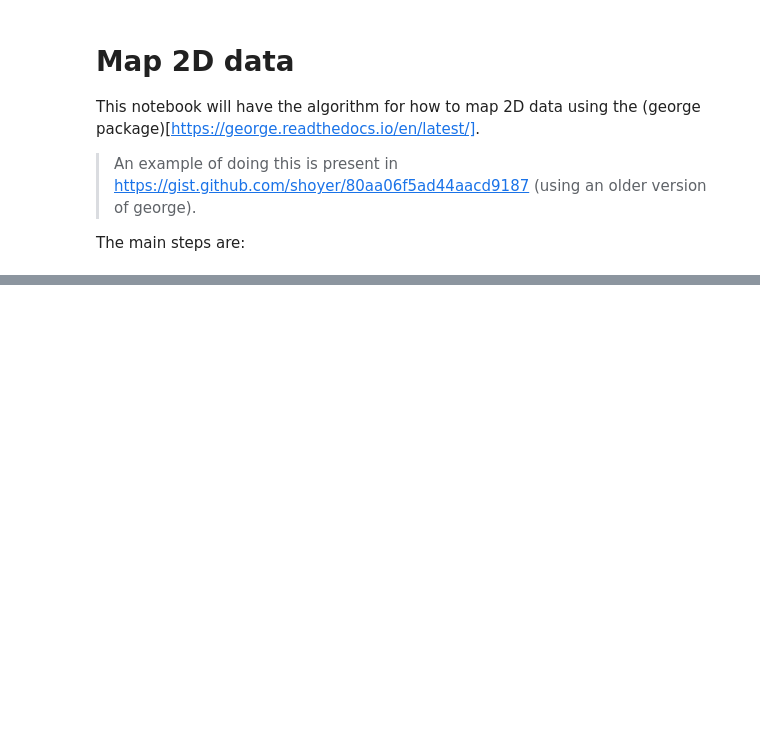
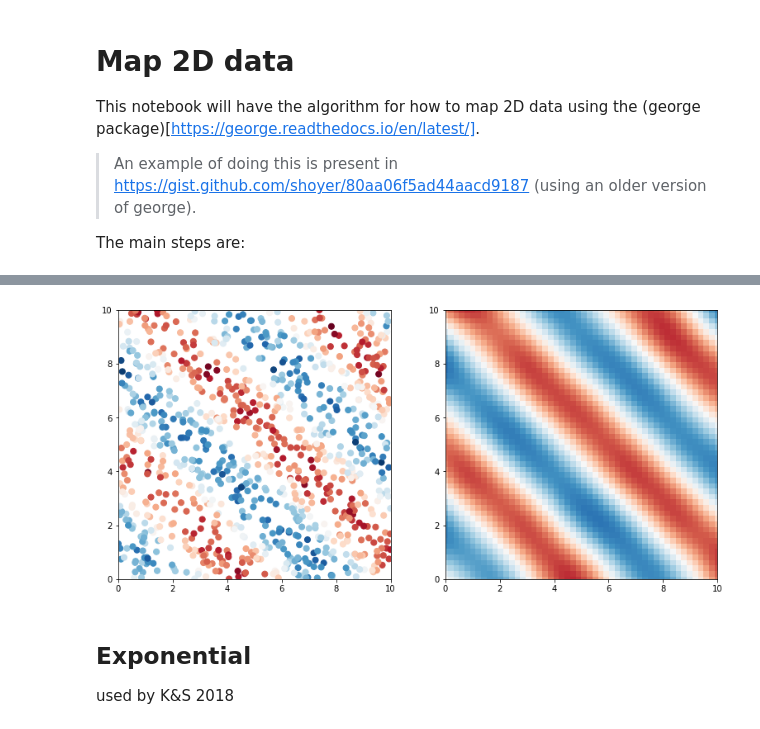
Before and after one commit to oceanhackweek/ohw20-proj-argo-mapping, a Jupyter notebook: notebook2-interpolate_2D_using_george-isabelle.ipynb, the cells around one changed output, grey strips where cells are left out. Saved outputs shown, nothing was run; the diff lists cells and outputs as text; code cells hidden in the pictures; blank space fills up the shorter version.

```diff
--- a/notebook2-interpolate_2D_using_george-isabelle.ipynb
+++ b/notebook2-interpolate_2D_using_george-isabelle.ipynb
@@ -12,0 +32,21 @@ import numpy as np
+# %%
+# on hyperparameterisation
+
+import scipy.optimize as op
+
+# Define the objective function (negative log-likelihood in this case).
+def nll(p):
+    gp.set_parameter_vector(p)
+    ll = gp.log_likelihood(y, quiet=True, )
+    return -ll if np.isfinite(ll) else 1e25
+
+# And the gradient of the objective function.
+def grad_nll(p):
+    gp.set_parameter_vector(p)
+    return -gp.grad_log_likelihood(y, quiet=True)
+# %%
+def fake_2d_data(n_samples):
+    x = np.sqrt(n_samples / 10.0) * np.random.RandomState(12356).rand(n_samples, 2)
+    yerr = 0.2 * np.ones_like(x[:, 0])
+    y = np.sin(x[:, 0] + x[:, 1]) + yerr * np.random.randn(len(x))
+    return x, y
@@ -372,0 +164,18 @@ plt.show()
+# %%
+mu, cov = gp.predict(y, test_pts)
+# %%
+f, axes = plt.subplots(1, 2, figsize=(13,6))
+
+style = dict(cmap='RdBu', vmin=-1.5, vmax=1.5)
+axes[0].scatter(x[:, 0], x[:, 1], c=y, s=50, **style)
+axes[1].scatter(test_pts[:, 0], test_pts[:, 1], c=mu, s=50, marker='s', edgecolor='none', **style)
+
+
+for ax in axes:
+    ax.set_xlim(0, np.sqrt(n_samples / 10))
+    ax.set_ylim(0, np.sqrt(n_samples / 10))
+# %% [output]
+[figure, added]
+# %% [markdown]
+##  Exponential
+used by K&S 2018
```
Also changed, not shown: parts of 64 cells of this notebook.
